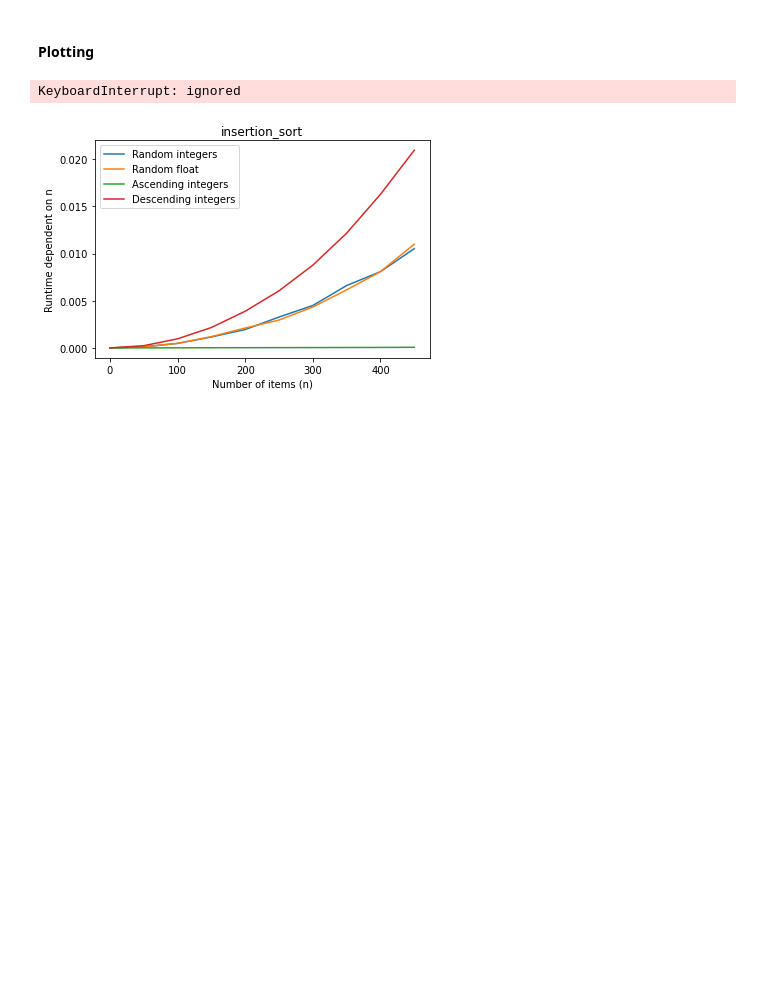
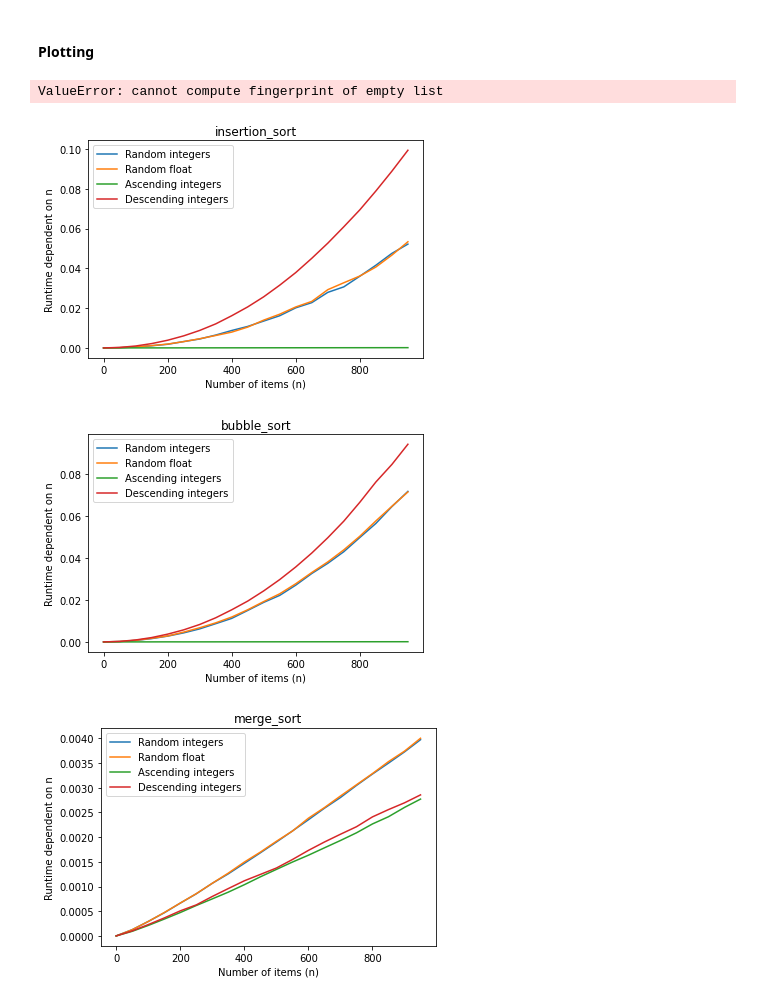
Before and after one commit to jkorsvik/SortingAlgorithms, a Jupyter notebook: notebooks/Benchmarking.ipynb, the cells around one changed output. Cells and saved outputs as stored; diff of their text form; code cells hidden in the pictures; blank space fills up the shorter version.

```diff
--- a/notebooks/Benchmarking.ipynb
+++ b/notebooks/Benchmarking.ipynb
@@ -203,12 +203,15 @@ def plot_algorithms_benchmark(algorithm, list_size):
 algorithms = [numba_insertion_sort, insertion_sort]
 
 for algo in algorithms:
-    plot_algorithms_benchmark(algo, 500)
+    plot_algorithms_benchmark(algo, 1001)
+# %% [output]
+ValueError: cannot compute fingerprint of empty list
 # %%
-algorithms = [numba_insertion_sort, numba_bubble_sort, numba_merge_sort]
+algorithms = [insertion_sort, bubble_sort, merge_sort]
 
 for algo in algorithms:
-    plot_algorithms_benchmark(algo, 1000)
+    plot_algorithms_benchmark(algo, 1001)
 # %% [output]
-KeyboardInterrupt: ignored
-[figure, old version]
+[figure, new version]
+[figure, added]
+[figure, added]
```
Also changed, not shown: parts of 2 cells of this notebook.
